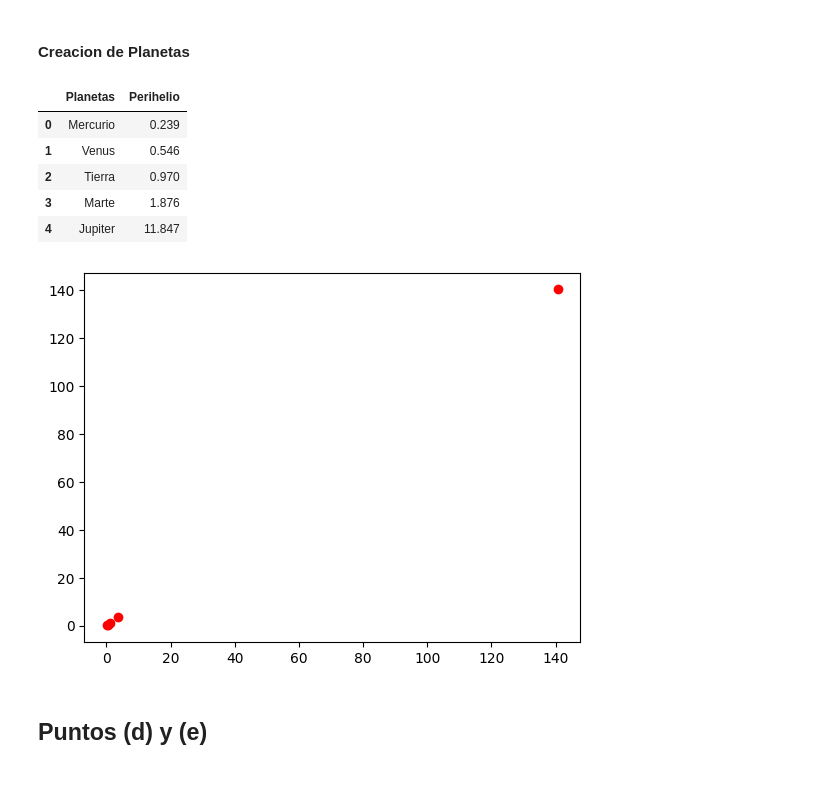
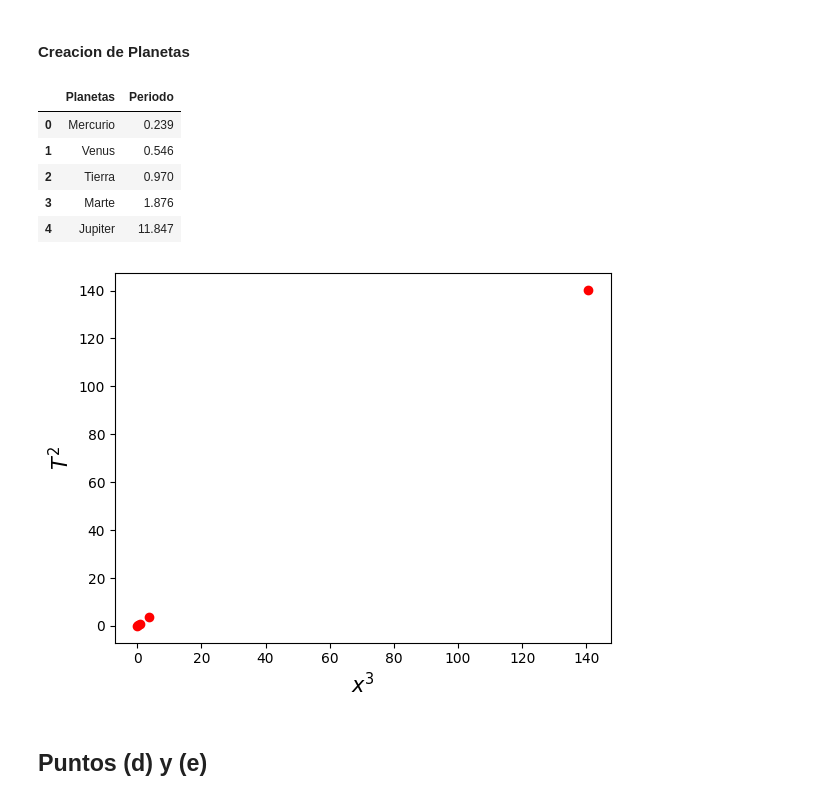
Before and after one commit to Sebastian-Moreno/MetodosII_SebastianHurtado_NicolasDaza, a Jupyter notebook: tarea 1/punto 4.ipynb, the cells around one changed output. Drawn from its saved outputs; the diff is of its cells as text; code cells hidden in the pictures.

```diff
--- a/tarea 1/punto 4.ipynb
+++ b/tarea 1/punto 4.ipynb
@@ -64,7 +64,7 @@ class Planeta:
     def GetVelocity(self,scale=1):
         return self.V[::scale]
 
-    def GetPerihelio(self):
+    def GetPeriodo(self):
 
         Dist = np.linalg.norm(self.R,axis=1)
 
@@ -187,24 +185,24 @@ dic_planetas={'Planetas':['Mercurio','Venus','Tierra','Marte','Jupiter']}
 
 lista_planetas=[Mercurio,Venus,Tierra,Marte,Jupiter]
 
-perihelio=[]
+periodo=[]
 
 # Correr simulacion
 
 lista_planetas=RunSimulation(t_tarea,lista_planetas)
 for planeta in lista_planetas:
-    per=planeta.GetPerihelio()
-    perihelio.append(per)
+    per=planeta.GetPeriodo()
+    periodo.append(per)
 
 #Creacion de la tabla
 
 import pandas as pd
-dic_planetas['Perihelio']=perihelio
+dic_planetas['Periodo']=periodo
 
 tabla=pd.DataFrame(dic_planetas)
 tabla
 # %% [output]
-|  | Planetas | Perihelio |
+|  | Planetas | Periodo |
 | 0 | Mercurio | 0.239 |
 | 1 | Venus | 0.546 |
 | 2 | Tierra | 0.970 |
@@ -212,14 +210,16 @@ tabla
 | 4 | Jupiter | 11.847 |
 # %%
 ejes_cubo=[0.387**3,0.723**3,1,1.524**3,5.20**3]
-perihelio2=[x**2 for x in perihelio]
+periodo2=[x**2 for x in periodo]
 
 #Grafica
 
-plt.scatter(ejes_cubo,perihelio2,c='red')
+plt.scatter(ejes_cubo,periodo2,c='red')
+plt.ylabel(r'$T^2$',fontsize=15)
+plt.xlabel(r'$x^3$',fontsize=15)
 plt.show()
 # %% [output]
-[figure, old version]
+[figure, new version]
 # %% [markdown]
 ## Puntos (d) y (e)
 # %% [markdown]
```
Also changed, not shown: parts of 3 cells of this notebook.
